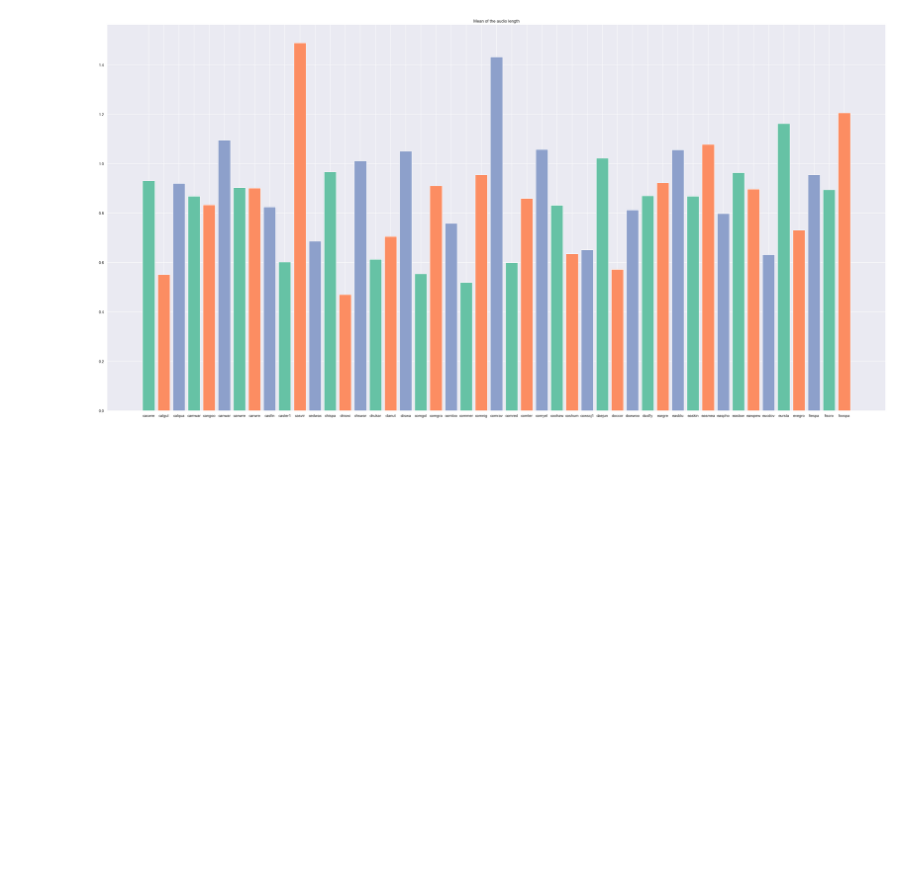
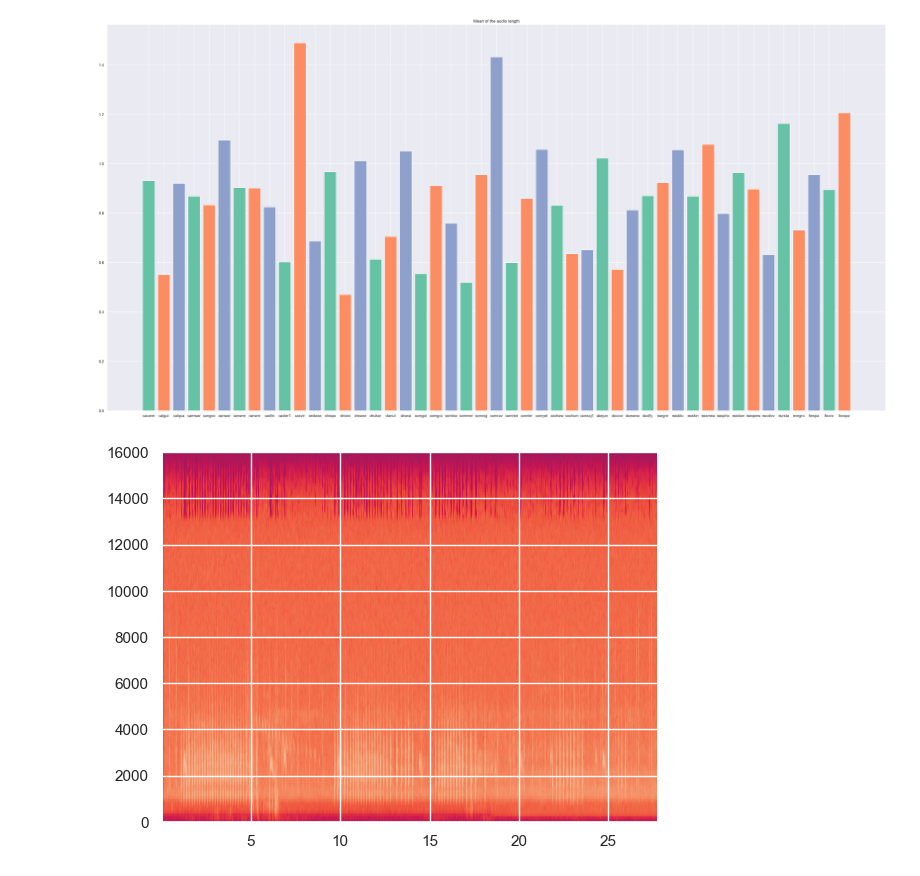
Before and after one commit to PyMati/BirdSongRecognitionDNN, a Jupyter notebook: data.ipynb, the cells around one changed output. Saved outputs shown, nothing was run; the diff lists cells and outputs as text; code cells hidden in the pictures; blank space fills up the shorter version.

Commit message:
Adding functions that visualize spectogram and mel spectogram from functions

```diff
--- a/data.ipynb
+++ b/data.ipynb
@@ -50,3 +52,9 @@ def count_num_of_wav_files(species: str) -> dict[str, int]:
     path = f"./data/{species}"
     samples_num = len(os.listdir(path))
     return samples_num
+# %%
+def map_audio_to_spectogram(filepath: str):
+    waveform, sample_rate = torchaudio.load(filepath, format="wav")
+    waveform = waveform.numpy()
+    _, axes = plt.subplots(1, 1)
+    axes.specgram(waveform[0], Fs=sample_rate)
@@ -125,3 +154,7 @@ plt.title("Mean of the audio length")
 # %% [output]
 Text(0.5, 1.0, 'Mean of the audio length')
 [figure]
+# %%
+map_audio_to_spectogram("XC11493.wav")
+# %% [output]
+[figure, added]
```
Also changed, not shown: parts of 4 cells of this notebook, 1 other file.
